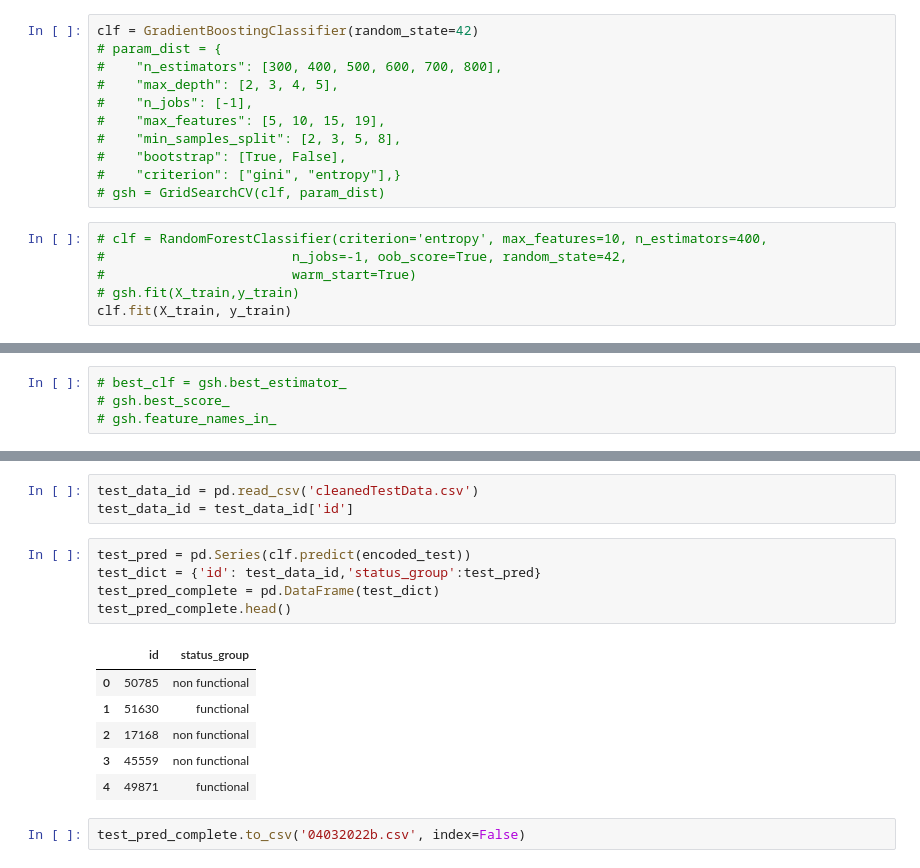
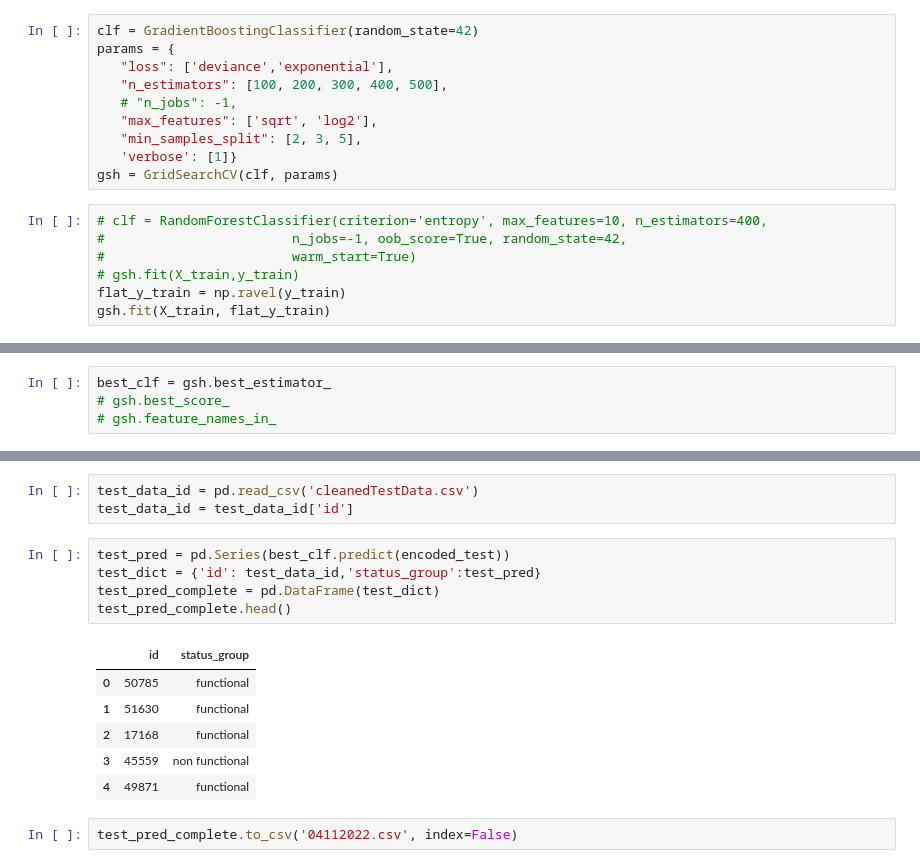
Before and after one commit to wlewis42/csc-4040-data-analysis, a Jupyter notebook: group_hand_selected.ipynb, the cells around one changed output, grey strips where cells are left out. Cells and saved outputs as stored; diff of their text form.

Commit message:
gridsearchcv to find best params

```diff
--- a/group_hand_selected.ipynb
+++ b/group_hand_selected.ipynb
@@ -254,19 +254,19 @@ y_test = y_test.drop('id',axis=1)
 # X_train.iloc[:1000,:]
 # %%
 clf = GradientBoostingClassifier(random_state=42)
-# param_dist = {
-#    "n_estimators": [300, 400, 500, 600, 700, 800],
-#    "max_depth": [2, 3, 4, 5],
-#    "n_jobs": [-1],
-#    "max_features": [5, 10, 15, 19],
-#    "min_samples_split": [2, 3, 5, 8],
-#    "bootstrap": [True, False],
-#    "criterion": ["gini", "entropy"],}
-# gsh = GridSearchCV(clf, param_dist)
+params = {
+   "loss": ['deviance','exponential'],
+   "n_estimators": [100, 200, 300, 400, 500],
+   # "n_jobs": -1,
+   "max_features": ['sqrt', 'log2'],
+   "min_samples_split": [2, 3, 5],
+   'verbose': [1]}
+gsh = GridSearchCV(clf, params)
 # %%
 # clf = RandomForestClassifier(criterion='entropy', max_features=10, n_estimators=400,
 #                        n_jobs=-1, oob_score=True, random_state=42,
 #                        warm_start=True)
 # gsh.fit(X_train,y_train)
-clf.fit(X_train, y_train)
+flat_y_train = np.ravel(y_train)
+gsh.fit(X_train, flat_y_train)
 # %% [output]
@@ -274,4 +330,4 @@ GradientBoostingClassifier(random_state=42)
 # %%
-# best_clf = gsh.best_estimator_
+best_clf = gsh.best_estimator_
 # gsh.best_score_
 # gsh.feature_names_in_
@@ -312,16 +381,16 @@ dtype: float64
 test_data_id = pd.read_csv('cleanedTestData.csv')
 test_data_id = test_data_id['id']
 # %%
-test_pred = pd.Series(clf.predict(encoded_test))
+test_pred = pd.Series(best_clf.predict(encoded_test))
 test_dict = {'id': test_data_id,'status_group':test_pred}
 test_pred_complete = pd.DataFrame(test_dict)
 test_pred_complete.head()
 # %% [output]
 |  | id | status_group |
-| 0 | 50785 | non functional |
+| 0 | 50785 | functional |
 | 1 | 51630 | functional |
-| 2 | 17168 | non functional |
+| 2 | 17168 | functional |
 | 3 | 45559 | non functional |
 | 4 | 49871 | functional |
 # %%
-test_pred_complete.to_csv('04032022b.csv', index=False)
+test_pred_complete.to_csv('04112022.csv', index=False)
```
Also changed, not shown: parts of 6 cells of this notebook, 1 other file.
